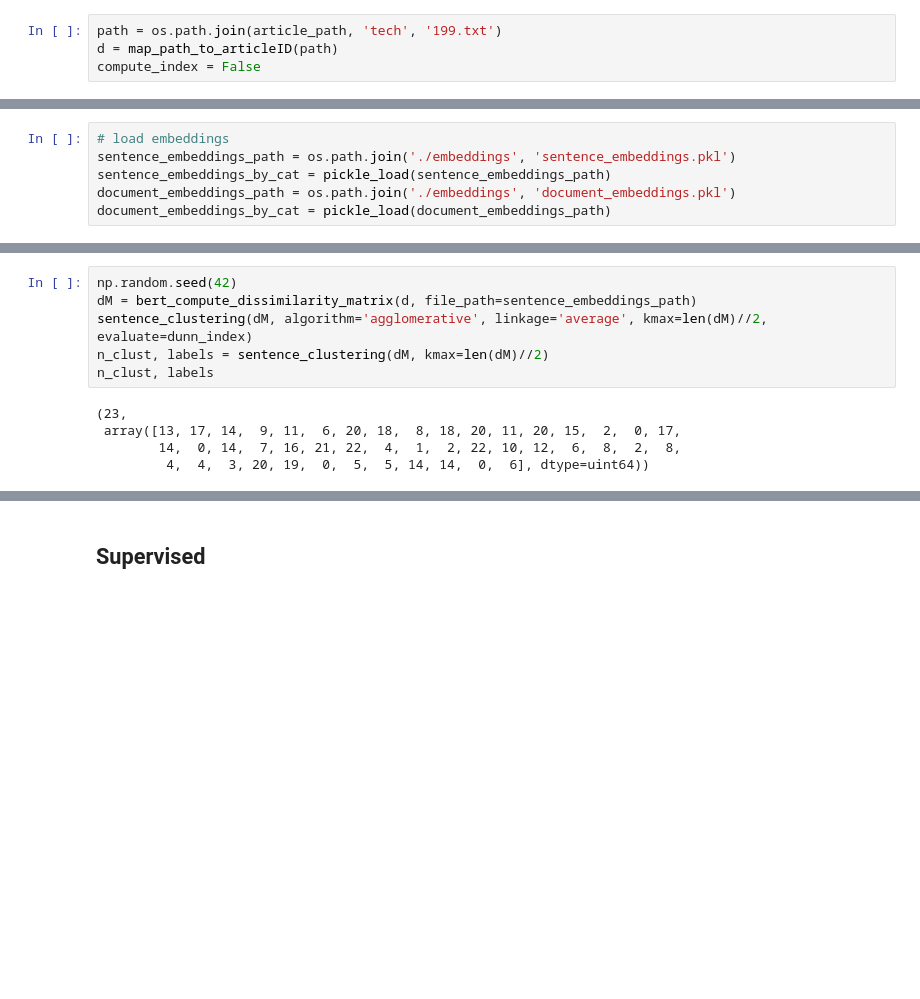
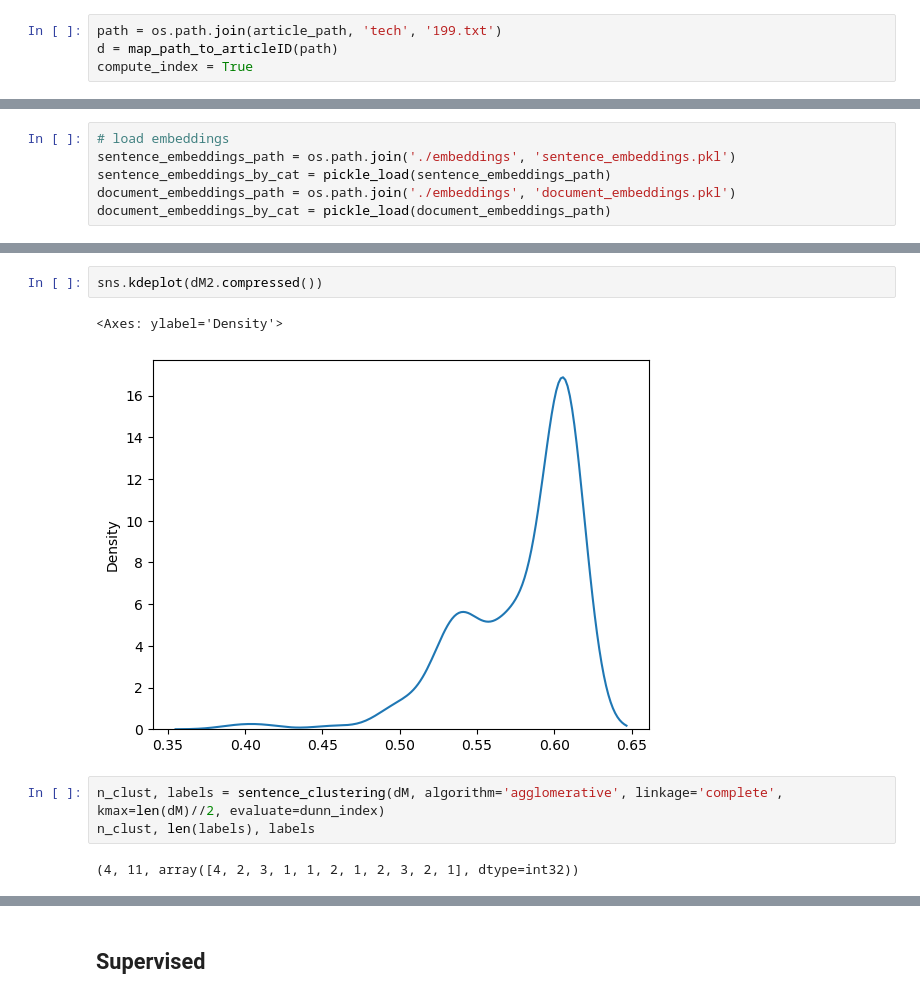
Before and after one commit to 1-0-GO/PRI2024, a Jupyter notebook: P2/Experiments.ipynb, the cells around one changed output, grey strips where cells are left out. Cells and saved outputs as stored; diff of their text form; blank space fills up the shorter version.

Commit message:
Messed around in experiments and improved code in clustering

```diff
--- a/P2/Experiments.ipynb
+++ b/P2/Experiments.ipynb
@@ -47,7 +49,7 @@ def map_path_to_articleID(path):
 # %%
 path = os.path.join(article_path, 'tech', '199.txt')
 d = map_path_to_articleID(path)
-compute_index = False
+compute_index = True
 # %% [markdown]
 # Experiments
 # %% [markdown]
@@ -65,11 +77,10 @@ document_embeddings_by_cat = pickle_load(document_embeddings_path)
+# %%
+sns.kdeplot(dM2.compressed())
+# %% [output]
+<Axes: ylabel='Density'>
+[figure, added]
 # %%
-np.random.seed(42)
-dM = bert_compute_dissimilarity_matrix(d, file_path=sentence_embeddings_path)
-sentence_clustering(dM, algorithm='agglomerative', linkage='average', kmax=len(dM)//2, evaluate=dunn_index)
-n_clust, labels = sentence_clustering(dM, kmax=len(dM)//2)
-n_clust, labels
+n_clust, labels = sentence_clustering(dM, algorithm='agglomerative', linkage='complete', kmax=len(dM)//2, evaluate=dunn_index)
+n_clust, len(labels), labels
 # %% [output]
-(23,
- array([13, 17, 14,  9, 11,  6, 20, 18,  8, 18, 20, 11, 20, 15,  2,  0, 17,
-        14,  0, 14,  7, 16, 21, 22,  4,  1,  2, 22, 10, 12,  6,  8,  2,  8,
-         4,  4,  3, 20, 19,  0,  5,  5, 14, 14,  0,  6], dtype=uint64))
+(4, 11, array([4, 2, 3, 1, 1, 2, 1, 2, 3, 2, 1], dtype=int32))
```
Also changed, not shown: parts of 10 cells of this notebook, 1 other file.
